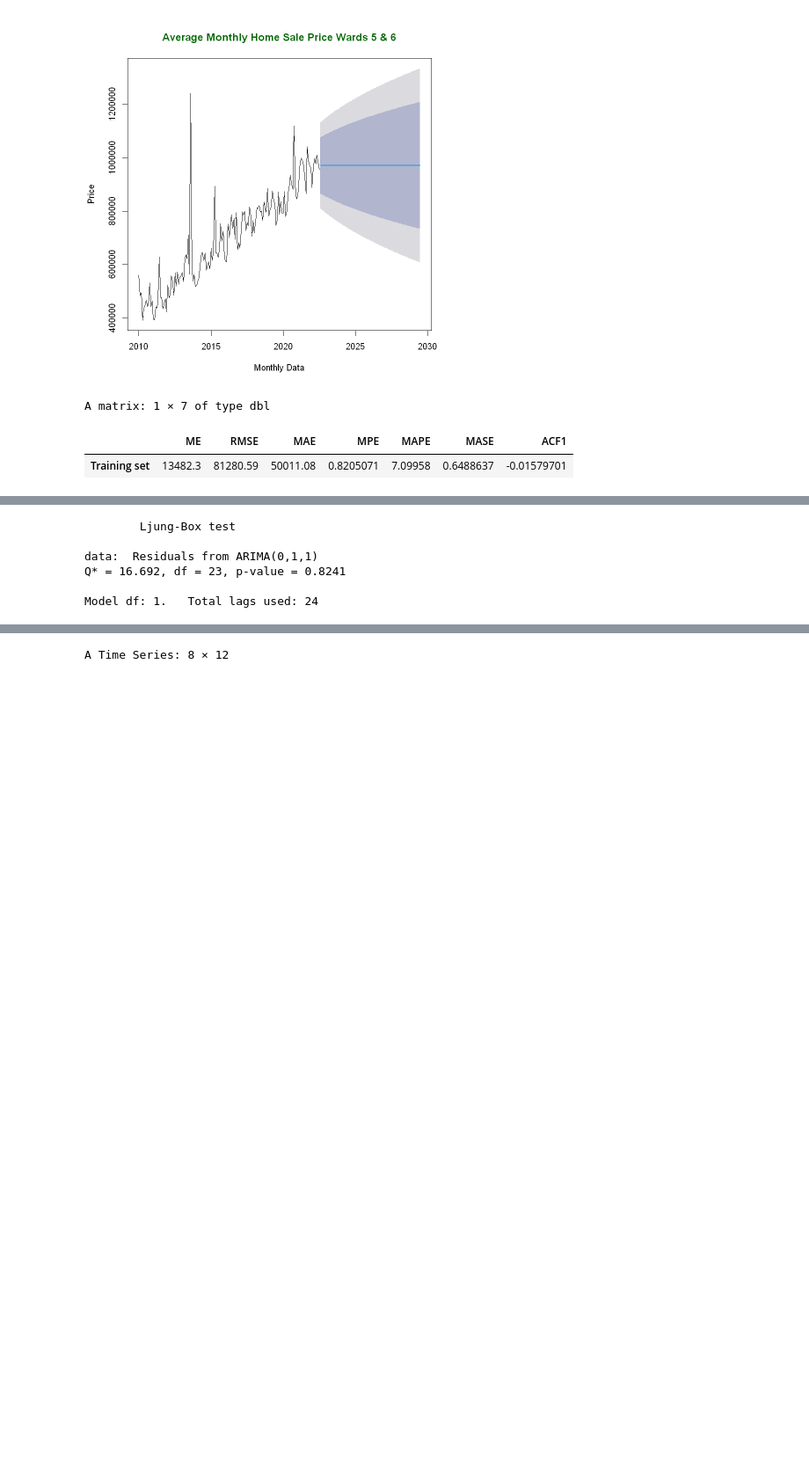
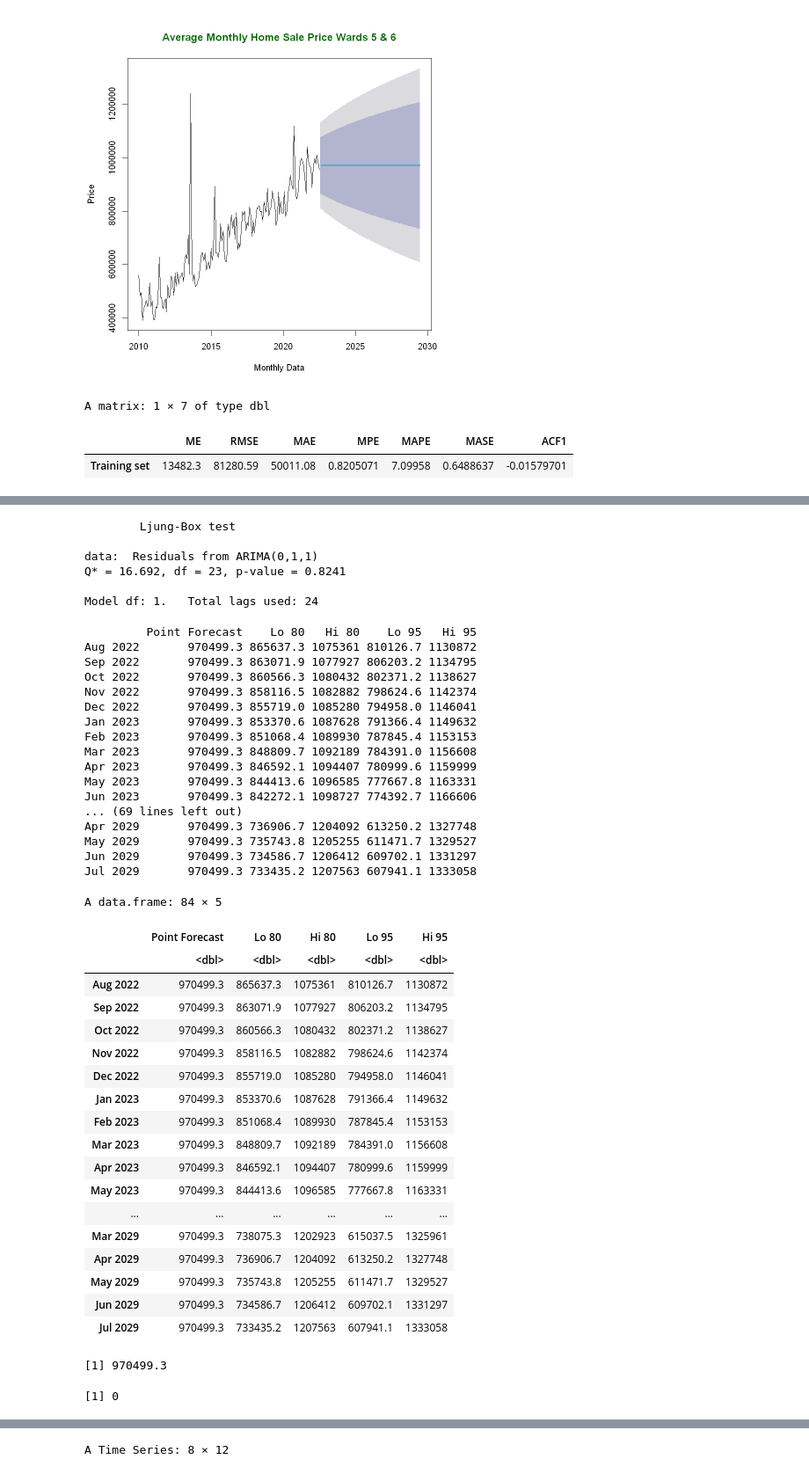
Before and after one commit to batesjay87/Jay-H-DAAN-888, a Jupyter notebook: Future Price Time Series W 5 6.ipynb, the cells around one changed output, grey strips where cells are left out. Shown at 88% size. Cells and saved outputs as stored; diff of their text form; code cells hidden in the pictures; blank space fills up the shorter version.

```diff
--- a/Future Price Time Series W 5 6.ipynb
+++ b/Future Price Time Series W 5 6.ipynb
@@ -830,33 +897,83 @@ accuracy(fit)
 summary(fit)
 
 # Examine the Residuals
 checkresiduals(fit)
 
+# Calculate mean and standard deviation of the prediction
+Auto_A <- forecast(fit, 84)
+Auto_A
+
+Auto_A_df <- as.data.frame(Auto_A)
+Auto_A_df
+
+Auto_A_Avg.vF <- mean(Auto_A_df[ ,1])
+Auto_A_Avg.vF
+
+Auto_A_df_Stand <- sd(Auto_A_df[ ,1])
+Auto_A_df_Stand
 #####################################################################
 # %% [output]
 A matrix: 1 × 7 of type dbl
 |  | ME | RMSE | MAE | MPE | MAPE | MASE | ACF1 |
 | Training set | 13482.3 | 81280.59 | 50011.08 | 0.8205071 | 7.09958 | 0.6488637 | -0.01579701 |
 Series: H_TS
 ARIMA(0,1,1)
 
 Coefficients:
           ma1
       -0.7774
 s.e.   0.0507
 
 sigma^2 = 6.695e+09:  log likelihood = -1909.65
 AIC=3823.3   AICc=3823.39   BIC=3829.33
 
 Training set error measures:
                   ME     RMSE      MAE       MPE    MAPE      MASE        ACF1
 Training set 13482.3 81280.59 50011.08 0.8205071 7.09958 0.6488637 -0.01579701
         Ljung-Box test
 
 data:  Residuals from ARIMA(0,1,1)
 Q* = 16.692, df = 23, p-value = 0.8241
 
 Model df: 1.   Total lags used: 24
+         Point Forecast    Lo 80   Hi 80    Lo 95   Hi 95
+Aug 2022       970499.3 865637.3 1075361 810126.7 1130872
+Sep 2022       970499.3 863071.9 1077927 806203.2 1134795
+Oct 2022       970499.3 860566.3 1080432 802371.2 1138627
+Nov 2022       970499.3 858116.5 1082882 798624.6 1142374
+Dec 2022       970499.3 855719.0 1085280 794958.0 1146041
+Jan 2023       970499.3 853370.6 1087628 791366.4 1149632
+Feb 2023       970499.3 851068.4 1089930 787845.4 1153153
+Mar 2023       970499.3 848809.7 1092189 784391.0 1156608
+Apr 2023       970499.3 846592.1 1094407 780999.6 1159999
+May 2023       970499.3 844413.6 1096585 777667.8 1163331
+Jun 2023       970499.3 842272.1 1098727 774392.7 1166606
+... (69 lines left out)
+Apr 2029       970499.3 736906.7 1204092 613250.2 1327748
+May 2029       970499.3 735743.8 1205255 611471.7 1329527
+Jun 2029       970499.3 734586.7 1206412 609702.1 1331297
+Jul 2029       970499.3 733435.2 1207563 607941.1 1333058
+A data.frame: 84 × 5
+|  | Point Forecast | Lo 80 | Hi 80 | Lo 95 | Hi 95 |
+|  | <dbl> | <dbl> | <dbl> | <dbl> | <dbl> |
+| Aug 2022 | 970499.3 | 865637.3 | 1075361 | 810126.7 | 1130872 |
+| Sep 2022 | 970499.3 | 863071.9 | 1077927 | 806203.2 | 1134795 |
+| Oct 2022 | 970499.3 | 860566.3 | 1080432 | 802371.2 | 1138627 |
+| Nov 2022 | 970499.3 | 858116.5 | 1082882 | 798624.6 | 1142374 |
+| Dec 2022 | 970499.3 | 855719.0 | 1085280 | 794958.0 | 1146041 |
+| Jan 2023 | 970499.3 | 853370.6 | 1087628 | 791366.4 | 1149632 |
+| Feb 2023 | 970499.3 | 851068.4 | 1089930 | 787845.4 | 1153153 |
+| Mar 2023 | 970499.3 | 848809.7 | 1092189 | 784391.0 | 1156608 |
+| Apr 2023 | 970499.3 | 846592.1 | 1094407 | 780999.6 | 1159999 |
+| May 2023 | 970499.3 | 844413.6 | 1096585 | 777667.8 | 1163331 |
+| ... | ... | ... | ... | ... | ... |
+| Mar 2029 | 970499.3 | 738075.3 | 1202923 | 615037.5 | 1325961 |
+| Apr 2029 | 970499.3 | 736906.7 | 1204092 | 613250.2 | 1327748 |
+| May 2029 | 970499.3 | 735743.8 | 1205255 | 611471.7 | 1329527 |
+| Jun 2029 | 970499.3 | 734586.7 | 1206412 | 609702.1 | 1331297 |
+| Jul 2029 | 970499.3 | 733435.2 | 1207563 | 607941.1 | 1333058 |
+[1] 970499.3
+[1] 0
 [figure]
 # %%
 #####################################################################
```
Also changed, not shown: parts of 4 cells of this notebook.
